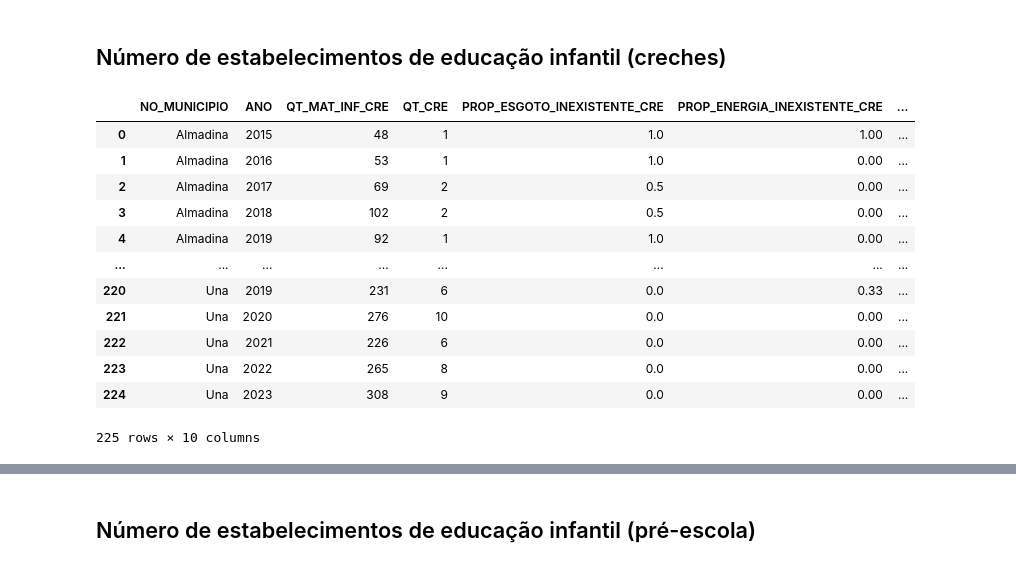
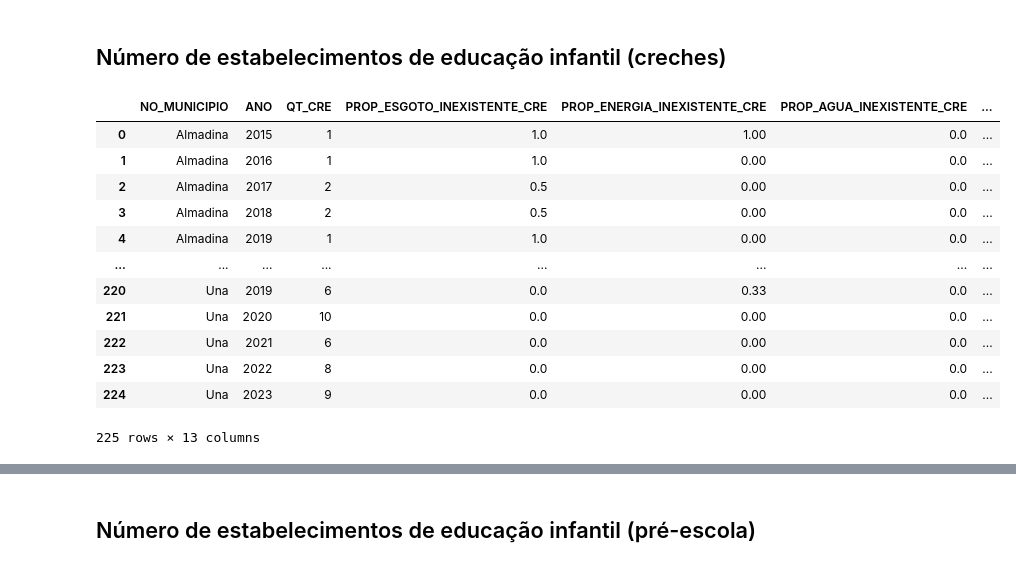
Before and after one commit to matheusssilva991/tj_educacao, a Jupyter notebook: src/tmp.ipynb, the cells around one changed output, grey strips where cells are left out. Cells and saved outputs as stored; diff of their text form; code cells hidden in the pictures.

Commit message:
fix: número de estabelecimentos de ed infantil - creche feat: finalizar número de estabelecimentos de ed infantil - creche

```diff
--- a/src/tmp.ipynb
+++ b/src/tmp.ipynb
@@ -174,56 +174,73 @@ __Dados extraídos__:
 # %%
 columns_to_replace = [
     "IN_AGUA_INEXISTENTE",
     "IN_ESGOTO_INEXISTENTE",
     "IN_ENERGIA_INEXISTENTE",
     "IN_AGUA_POTAVEL",
     "IN_BANHEIRO_EI",
     "IN_PARQUE_INFANTIL",
 ]
 columns = ["QT_MAT_INF_CRE"] + columns_to_replace
 
-df_estab_pre = df[["NO_MUNICIPIO", "ANO"] + columns].copy()
+df_estab_cre = df[["NO_MUNICIPIO", "ANO"] + columns].copy()
 
-df_estab_pre = replace_sim_nao_to_binary(df_estab_pre, columns_to_replace)
-df_estab_pre = replace_nao_aplicavel(df_estab_pre, columns)
-df_estab_pre["QT_CRE"] = df_estab_pre["QT_MAT_INF_CRE"].apply(
+df_estab_cre = replace_sim_nao_to_binary(df_estab_cre, columns_to_replace)
+df_estab_cre = replace_nao_aplicavel(df_estab_cre, columns)
+df_estab_cre["QT_CRE"] = df_estab_cre["QT_MAT_INF_CRE"].apply(
     lambda x: 1 if x > 0 else 0
 )
 
-df_estab_pre = df_estab_pre.groupby(by=["NO_MUNICIPIO", "ANO"], as_index=False).sum(
+df_estab_cre = df_estab_cre.groupby(by=["NO_MUNICIPIO", "ANO"], as_index=False).sum(
     numeric_only=True
+).drop(columns="QT_MAT_INF_CRE")
+df_estab_cre["PROP_ESGOTO_INEXISTENTE_CRE"] = get_prop_columns(
+    df_estab_cre, "IN_ESGOTO_INEXISTENTE", "QT_CRE"
 )
-df_estab_pre["PROP_ESGOTO_INEXISTENTE_CRE"] = get_prop_columns(
-    df_estab_pre, "IN_ESGOTO_INEXISTENTE", "QT_CRE"
+df_estab_cre["PROP_ENERGIA_INEXISTENTE_CRE"] = get_prop_columns(
+    df_estab_cre, "IN_ENERGIA_INEXISTENTE", "QT_CRE"
 )
-df_estab_pre["PROP_ENERGIA_INEXISTENTE_CRE"] = get_prop_columns(
-    df_estab_pre, "IN_ENERGIA_INEXISTENTE", "QT_CRE"
+df_estab_cre["PROP_AGUA_INEXISTENTE_CRE"] = get_prop_columns(
+    df_estab_cre, "IN_AGUA_INEXISTENTE", "QT_CRE"
 )
-df_estab_pre["PROP_AGUA_INEXISTENTE_CRE"] = get_prop_columns(
-    df_estab_pre, "IN_AGUA_INEXISTENTE", "QT_CRE"
+df_estab_cre["PROP_AGUA_POTAVEL_CRE"] = get_prop_columns(
+    df_estab_cre, "IN_AGUA_POTAVEL", "QT_CRE"
 )
-df_estab_pre["PROP_AGUA_POTAVEL_CRE"] = get_prop_columns(
-    df_estab_pre, "IN_AGUA_POTAVEL", "QT_CRE"
+df_estab_cre["PROP_BANHEIRO_EI_CRE"] = get_prop_columns(
+    df_estab_cre, "IN_BANHEIRO_EI", "QT_CRE"
 )
-df_estab_pre["PROP_BANHEIRO_EI_CRE"] = get_prop_columns(
-    df_estab_pre, "IN_BANHEIRO_EI", "QT_CRE"
+df_estab_cre["PROP_PARQUE_EI_CRE"] = get_prop_columns(
+    df_estab_cre, "IN_PARQUE_INFANTIL", "QT_CRE"
 )
-df_estab_pre["PROP_PARQUE_EI_CRE"] = get_prop_columns(
-    df_estab_pre, "IN_PARQUE_INFANTIL", "QT_CRE"
+df_estab_cre = df_estab_cre.drop(columns=columns_to_replace)
+df_estab_cre
+
+columns = ['QT_MAT_INF_CRE']
+tmp =  df[["NO_MUNICIPIO", "ANO", "TP_DEPENDENCIA"] + columns].copy()
+tmp = replace_nao_aplicavel(tmp, columns)
+tmp["QT_CRE"] = tmp["QT_MAT_INF_CRE"].apply(
+    lambda x: 1 if x > 0 else 0
 )
-df_estab_pre = df_estab_pre.drop(columns=columns_to_replace)
-df_estab_pre
+tmp = tmp.groupby(by=["NO_MUNICIPIO", "ANO", "TP_DEPENDENCIA"], as_index=False).sum(
+    numeric_only=True
+).drop(columns="QT_MAT_INF_CRE")
+tmp = tmp.pivot_table(index=["NO_MUNICIPIO", "ANO"], columns="TP_DEPENDENCIA", values='QT_CRE',
+                aggfunc='sum', fill_value=0).reset_index()
+tmp.rename(columns={'Estadual': 'QT_CRE_EST', 'Federal': 'QT_CRE_FED',
+                        'Municipal': 'QT_CRE_MUN', 'Privada': 'QT_CRE_PRI'}, inplace=True)
+
+df_estab_cre = pd.merge(df_estab_cre, tmp, on=['NO_MUNICIPIO', 'ANO'], how='left')
+df_estab_cre
 # %% [output]
-|  | NO_MUNICIPIO | ANO | QT_MAT_INF_CRE | QT_CRE | PROP_ESGOTO_INEXISTENTE_CRE | PROP_ENERGIA_INEXISTENTE_CRE | ... |
-| 0 | Almadina | 2015 | 48 | 1 | 1.0 | 1.00 | ... |
-| 1 | Almadina | 2016 | 53 | 1 | 1.0 | 0.00 | ... |
-| 2 | Almadina | 2017 | 69 | 2 | 0.5 | 0.00 | ... |
-| 3 | Almadina | 2018 | 102 | 2 | 0.5 | 0.00 | ... |
-| 4 | Almadina | 2019 | 92 | 1 | 1.0 | 0.00 | ... |
+|  | NO_MUNICIPIO | ANO | QT_CRE | PROP_ESGOTO_INEXISTENTE_CRE | PROP_ENERGIA_INEXISTENTE_CRE | PROP_AGUA_INEXISTENTE_CRE | ... |
+| 0 | Almadina | 2015 | 1 | 1.0 | 1.00 | 0.0 | ... |
+| 1 | Almadina | 2016 | 1 | 1.0 | 0.00 | 0.0 | ... |
+| 2 | Almadina | 2017 | 2 | 0.5 | 0.00 | 0.0 | ... |
+| 3 | Almadina | 2018 | 2 | 0.5 | 0.00 | 0.0 | ... |
+| 4 | Almadina | 2019 | 1 | 1.0 | 0.00 | 0.0 | ... |
 | ... | ... | ... | ... | ... | ... | ... | ... |
-| 220 | Una | 2019 | 231 | 6 | 0.0 | 0.33 | ... |
-| 221 | Una | 2020 | 276 | 10 | 0.0 | 0.00 | ... |
-| 222 | Una | 2021 | 226 | 6 | 0.0 | 0.00 | ... |
-| 223 | Una | 2022 | 265 | 8 | 0.0 | 0.00 | ... |
-| 224 | Una | 2023 | 308 | 9 | 0.0 | 0.00 | ... |
+| 220 | Una | 2019 | 6 | 0.0 | 0.33 | 0.0 | ... |
+| 221 | Una | 2020 | 10 | 0.0 | 0.00 | 0.0 | ... |
+| 222 | Una | 2021 | 6 | 0.0 | 0.00 | 0.0 | ... |
+| 223 | Una | 2022 | 8 | 0.0 | 0.00 | 0.0 | ... |
+| 224 | Una | 2023 | 9 | 0.0 | 0.00 | 0.0 | ... |
-225 rows × 10 columns
+225 rows × 13 columns
```
Also changed, not shown: parts of 2 cells of this notebook.
